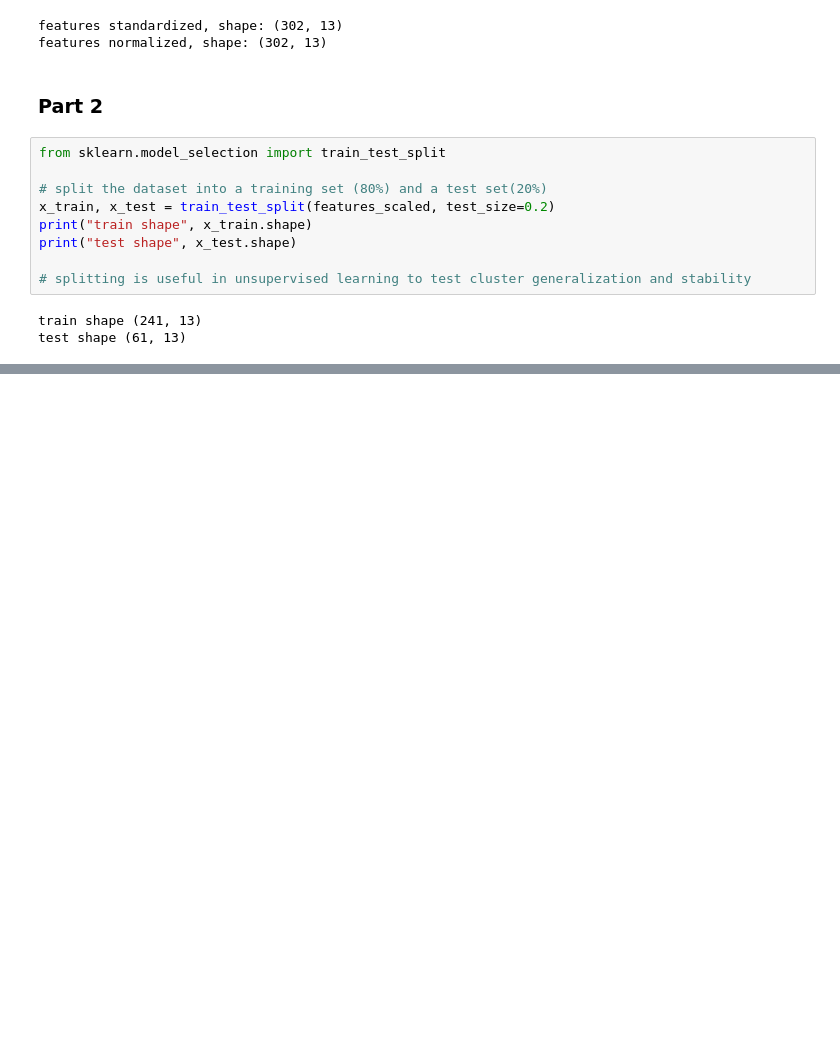
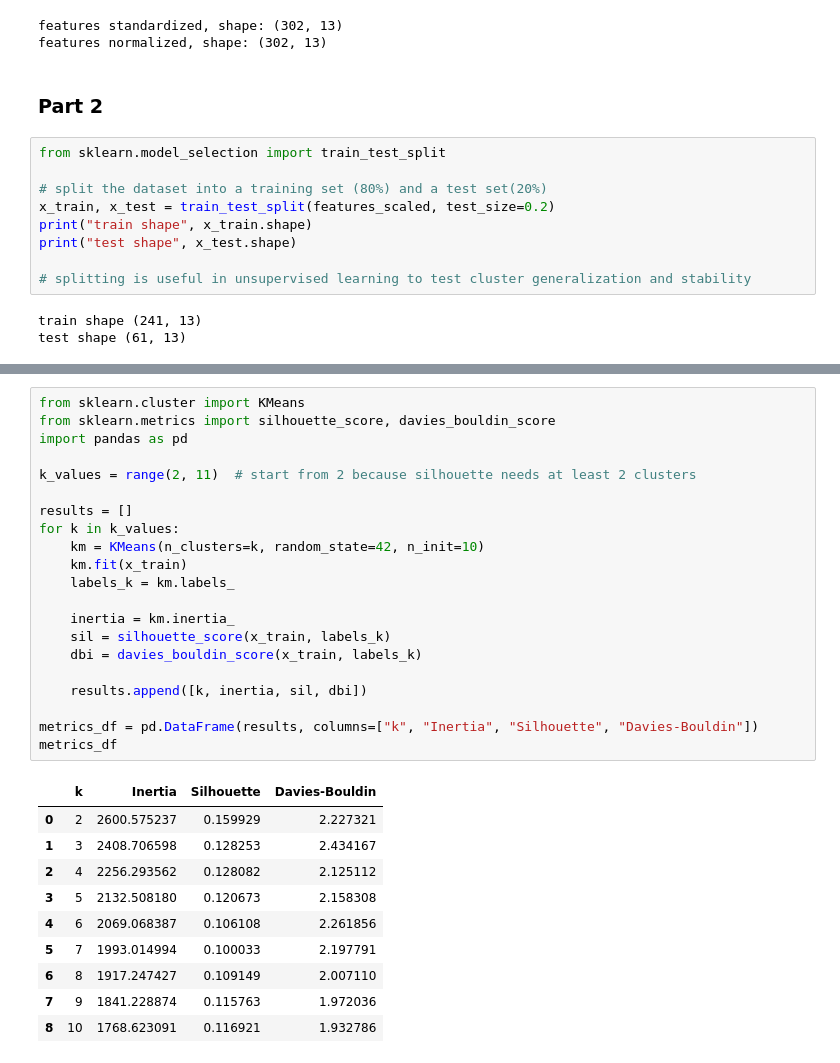
Before and after one commit to yacine-louis/K-Means-clustering-project, a Jupyter notebook: src/data_exploration.ipynb, the cells around one changed output, grey strips where cells are left out. Saved outputs shown, nothing was run; the diff lists cells and outputs as text; blank space fills up the shorter version.

```diff
--- a/src/data_exploration.ipynb
+++ b/src/data_exploration.ipynb
@@ -326,0 +362,32 @@ Cluster centers (centroids):
+# %%
+from sklearn.cluster import KMeans
+from sklearn.metrics import silhouette_score, davies_bouldin_score
+import pandas as pd
+
+k_values = range(2, 11)  # start from 2 because silhouette needs at least 2 clusters
+
+results = []
+for k in k_values:
+    km = KMeans(n_clusters=k, random_state=42, n_init=10)
+    km.fit(x_train)
+    labels_k = km.labels_
+
+    inertia = km.inertia_
+    sil = silhouette_score(x_train, labels_k)
+    dbi = davies_bouldin_score(x_train, labels_k)
+
+    results.append([k, inertia, sil, dbi])
+
+metrics_df = pd.DataFrame(results, columns=["k", "Inertia", "Silhouette", "Davies-Bouldin"])
+metrics_df
+# %% [output]
+|  | k | Inertia | Silhouette | Davies-Bouldin |
+| 0 | 2 | 2600.575237 | 0.159929 | 2.227321 |
+| 1 | 3 | 2408.706598 | 0.128253 | 2.434167 |
+| 2 | 4 | 2256.293562 | 0.128082 | 2.125112 |
+| 3 | 5 | 2132.508180 | 0.120673 | 2.158308 |
+| 4 | 6 | 2069.068387 | 0.106108 | 2.261856 |
+| 5 | 7 | 1993.014994 | 0.100033 | 2.197791 |
+| 6 | 8 | 1917.247427 | 0.109149 | 2.007110 |
+| 7 | 9 | 1841.228874 | 0.115763 | 1.972036 |
+| 8 | 10 | 1768.623091 | 0.116921 | 1.932786 |
```
Also changed, not shown: parts of 9 cells of this notebook, 1 other file.
